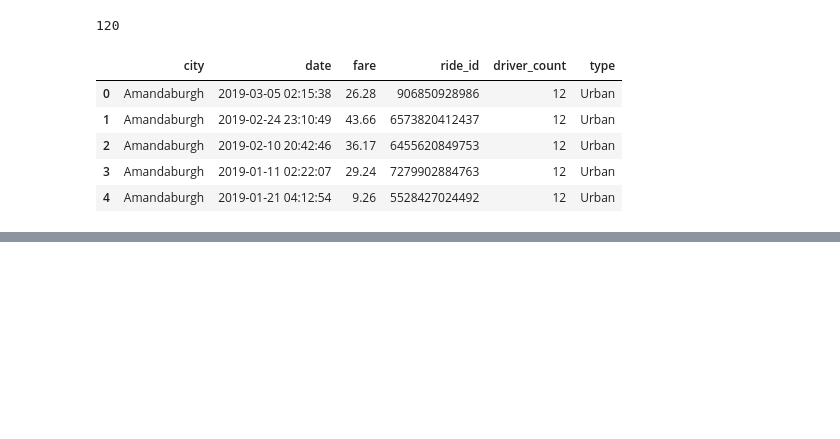
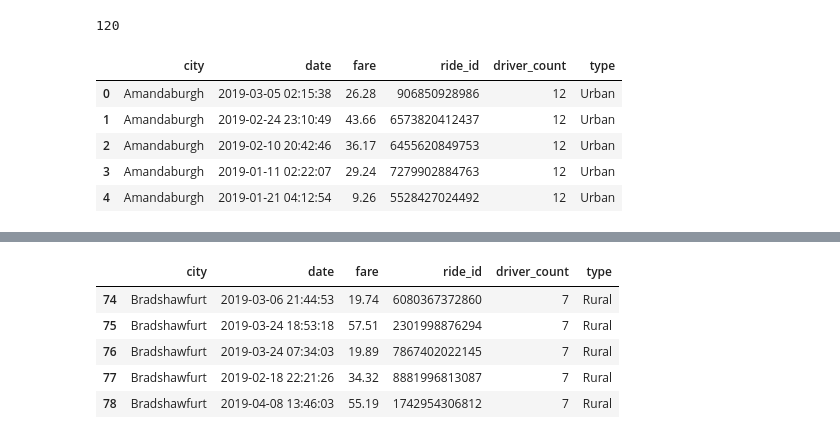
Before and after one commit to RoopaRaghav/PyBer_Analysis, a Jupyter notebook: PyBer.ipynb, the cells around one changed output, grey strips where cells are left out. Cells and saved outputs as stored; diff of their text form; code cells hidden in the pictures; blank space fills up the shorter version.

```diff
--- a/PyBer.ipynb
+++ b/PyBer.ipynb
@@ -81,0 +108,11 @@ pyber_data_df.head(5)
+# %%
+# Create the Urban city DataFrame.
+rural_cities_df = pyber_data_df[pyber_data_df["type"] == "Rural"]
+rural_cities_df.head()
+# %% [output]
+|  | city | date | fare | ride_id | driver_count | type |
+| 74 | Bradshawfurt | 2019-03-06 21:44:53 | 19.74 | 6080367372860 | 7 | Rural |
+| 75 | Bradshawfurt | 2019-03-24 18:53:18 | 57.51 | 2301998876294 | 7 | Rural |
+| 76 | Bradshawfurt | 2019-03-24 07:34:03 | 19.89 | 7867402022145 | 7 | Rural |
+| 77 | Bradshawfurt | 2019-02-18 22:21:26 | 34.32 | 8881996813087 | 7 | Rural |
+| 78 | Bradshawfurt | 2019-04-08 13:46:03 | 55.19 | 1742954306812 | 7 | Rural |
```
Also changed, not shown: parts of 5 cells of this notebook, 1 other file.
